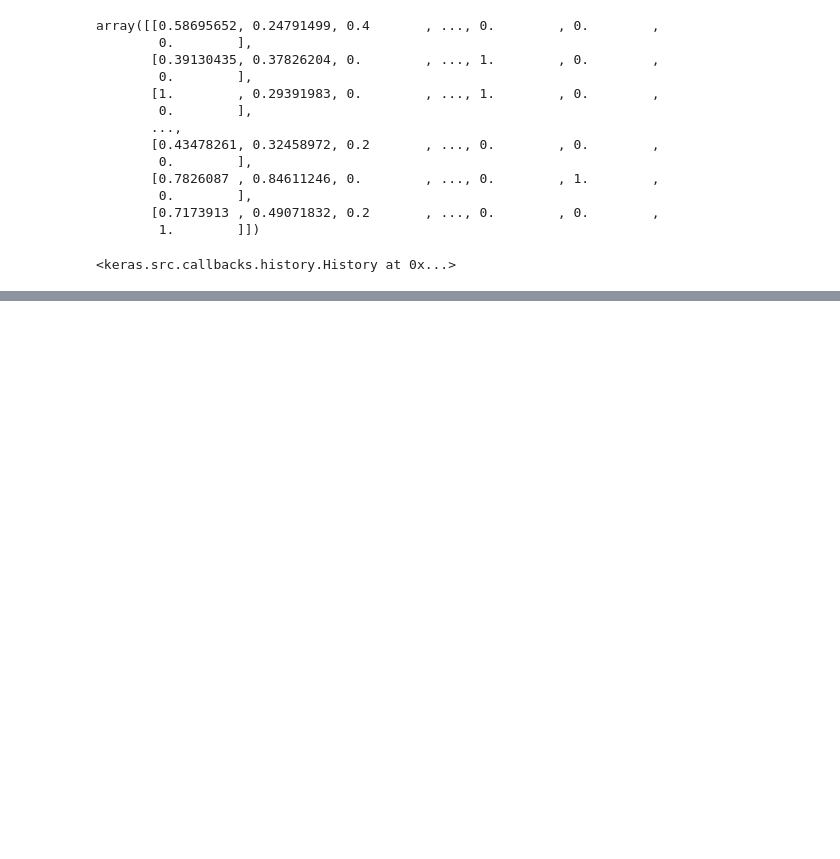
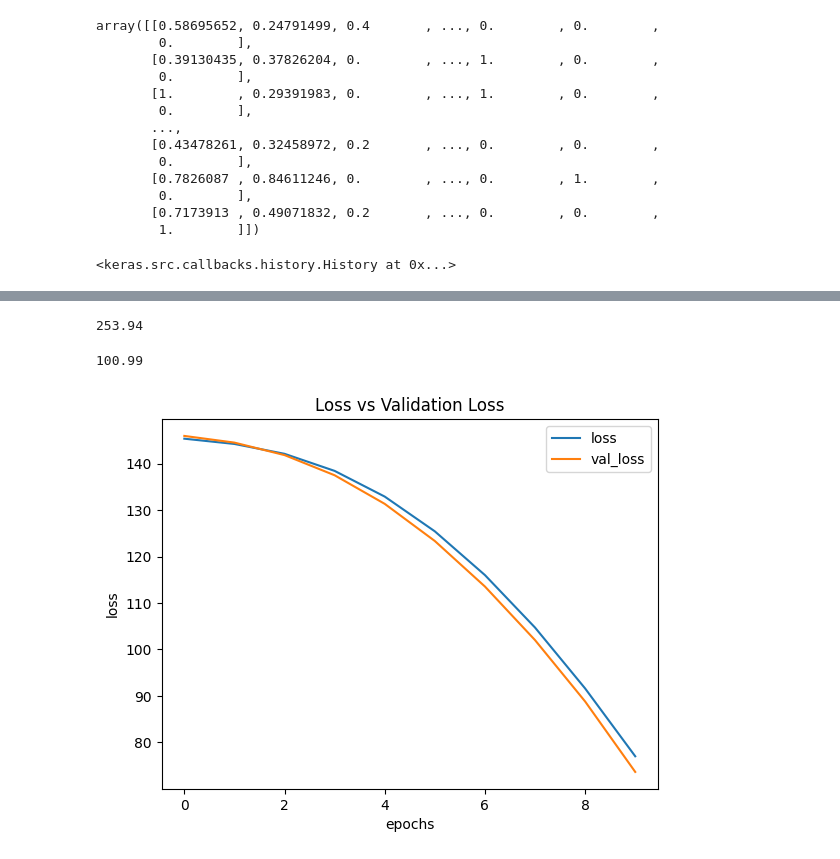
Before and after one commit to BUFONJOKER/tensorflow-zero-to-mastery, a Jupyter notebook: 2_regression.ipynb, the cells around one changed output, grey strips where cells are left out. Drawn from its saved outputs; the diff is of its cells as text; code cells hidden in the pictures; blank space fills up the shorter version.

```diff
--- a/2_regression.ipynb
+++ b/2_regression.ipynb
@@ -691,0 +747,4 @@ df_model_3.evaluate(X_test_norm, y_test)
+# %%
+scaler = StandardScaler()
+X_train_scaled = scaler.fit_transform(X_train)
+X_test_scaled = scaler.transform(X_test)
@@ -691,0 +761,14 @@ df_model_3.evaluate(X_test_norm, y_test)
+# %%
+model = tf.keras.Sequential(
+    [
+        tf.keras.layers.Input(shape=(40,)),
+        tf.keras.layers.Dense(50),
+        tf.keras.layers.Dense(1)
+    ]
+)
+# %%
+model.compile(
+    loss=tf.keras.losses.mae,
+    optimizer=tf.keras.optimizers.Adam(),
+    metrics=['mae']
+)
@@ -691,0 +789,20 @@ df_model_3.evaluate(X_test_norm, y_test)
+# %%
+history = model.fit(X_train_scaled, y_train, epochs=10, validation_split=0.1, verbose=0)
+# %%
+y.max()
+# %% [output]
+253.94
+# %%
+y.min()
+# %% [output]
+100.99
+# %%
+plt.plot(history.history['loss'], label='loss')
+plt.plot(history.history['val_loss'], label='val_loss')
+plt.title('Loss vs Validation Loss')
+plt.xlabel('epochs')
+plt.ylabel('loss')
+plt.legend()
+plt.show()
+# %% [output]
+[figure, added]
```
Also changed, not shown: parts of 97 cells of this notebook.
